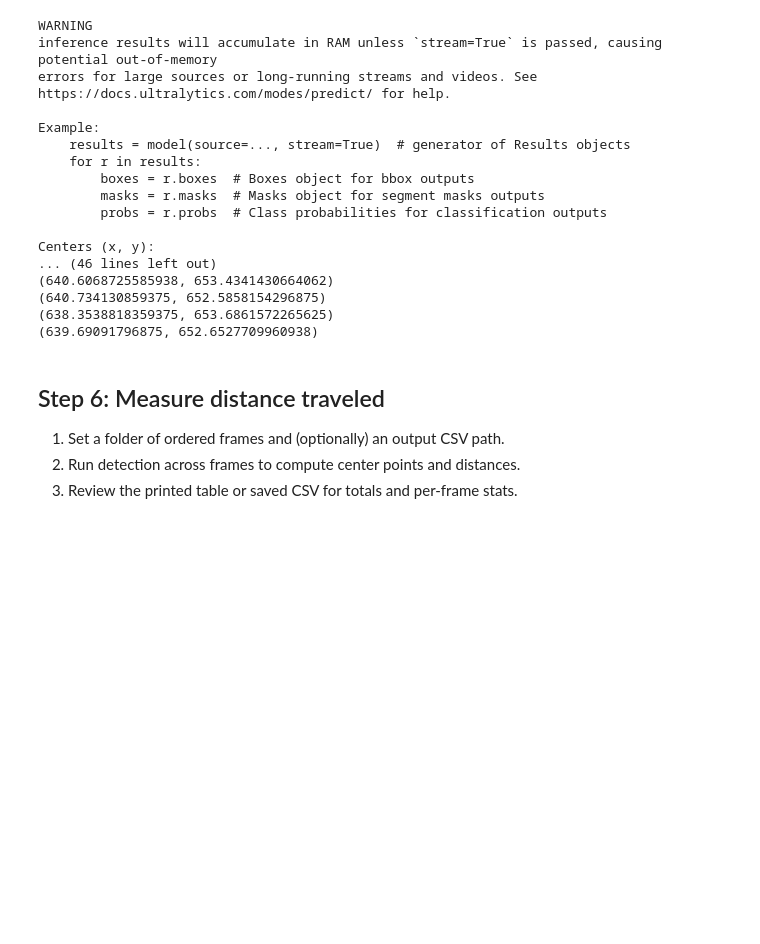
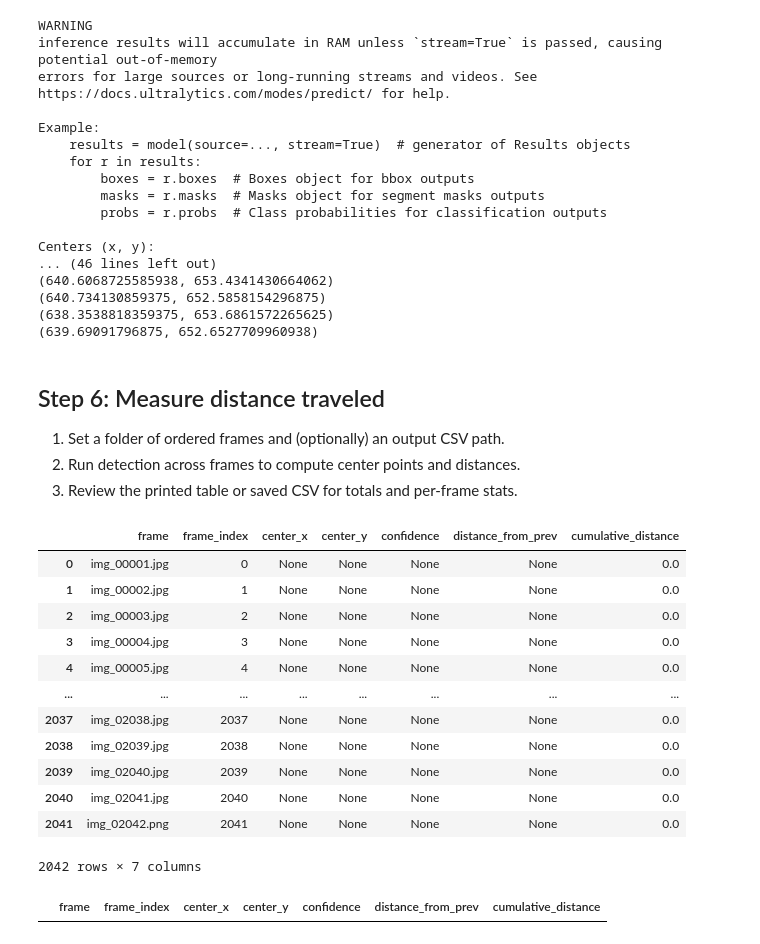
Before and after one commit to lmansf/Animal-Detector, a Jupyter notebook: detector_trainer.ipynb, the cells around one changed output. Cells and saved outputs as stored; diff of their text form; code cells hidden in the pictures; blank space fills up the shorter version.

```diff
--- a/detector_trainer.ipynb
+++ b/detector_trainer.ipynb
@@ -262,10 +262,10 @@ Centers (x, y):
 3. Review the printed table or saved CSV for totals and per-frame stats.
 # %%
 # Folder of frames in order (e.g., a *_frames folder or your val/train folder)
-frames_folder = Path("/path/to/frames_folder")
-output_csv = Path("/path/to/output.csv")  # Set to None to skip saving
+frames_folder = Path("C:/Users/lmans/Downloads/labels_gharial_2026-02-07-08-55-11")
+output_csv = None  # Set to None to skip saving
 target_class_id = 0
-conf_threshold = 0.25
+conf_threshold = 0.50
 pixels_per_unit = None  # Set to e.g. 10.0 if you want distance in real-world units
 
 # Ensure we have a model for inference
@@ -323,30 +323,48 @@ for idx, img_path in enumerate(frame_paths):
         cum_dist += dist
     rows.append({
         "frame": img_path.name,
         "frame_index": idx,
         "center_x": center["cx"],
         "center_y": center["cy"],
         "confidence": center["conf"],
         "distance_from_prev": dist,
         "cumulative_distance": cum_dist,
     })
     prev = center
 
 # Display table (pandas if available, otherwise print rows)
 try:
     import pandas as pd
     df = pd.DataFrame(rows)
     display(df)
     if output_csv:
         df.to_csv(output_csv, index=False)
         print(f"Saved CSV to {output_csv}")
 except Exception:
     for row in rows[:5]:
         print(row)
     if output_csv:
         import csv
         with open(output_csv, "w", newline="", encoding="utf-8") as f:
             writer = csv.DictWriter(f, fieldnames=rows[0].keys())
             writer.writeheader()
             writer.writerows(rows)
         print(f"Saved CSV to {output_csv}")
+# %% [output]
+|  | frame | frame_index | center_x | center_y | confidence | distance_from_prev | cumulative_distance |
+| 0 | img_00001.jpg | 0 | None | None | None | None | 0.0 |
+| 1 | img_00002.jpg | 1 | None | None | None | None | 0.0 |
+| 2 | img_00003.jpg | 2 | None | None | None | None | 0.0 |
+| 3 | img_00004.jpg | 3 | None | None | None | None | 0.0 |
+| 4 | img_00005.jpg | 4 | None | None | None | None | 0.0 |
+| ... | ... | ... | ... | ... | ... | ... | ... |
+| 2037 | img_02038.jpg | 2037 | None | None | None | None | 0.0 |
+| 2038 | img_02039.jpg | 2038 | None | None | None | None | 0.0 |
+| 2039 | img_02040.jpg | 2039 | None | None | None | None | 0.0 |
+| 2040 | img_02041.jpg | 2040 | None | None | None | None | 0.0 |
+| 2041 | img_02042.png | 2041 | None | None | None | None | 0.0 |
+2042 rows × 7 columns
+# %%
+df[df["center_x"].notnull() & (df["confidence"] >= conf_threshold)]
+# %% [output]
+|  | frame | frame_index | center_x | center_y | confidence | distance_from_prev | cumulative_distance |
```
